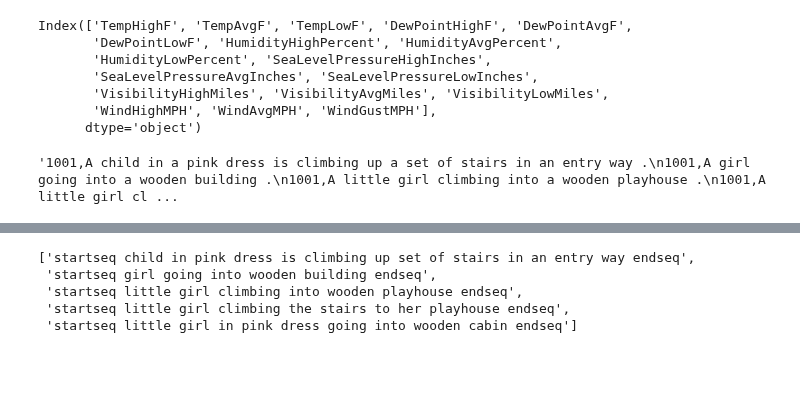
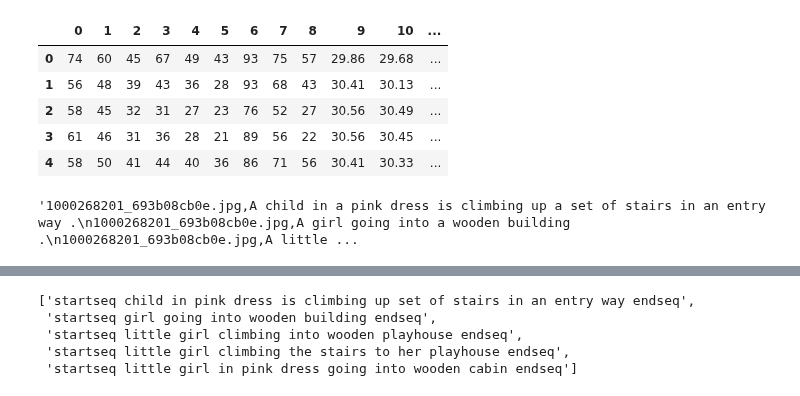
Before and after one commit to yamikaniphiri/image_captioning_exapmple, a Jupyter notebook: TF/test_weather_captioning.ipynb, the cells around one changed output, grey strips where cells are left out. Drawn from its saved outputs; the diff is of its cells as text; code cells hidden in the pictures; blank space fills up the shorter version.

```diff
--- a/TF/test_weather_captioning.ipynb
+++ b/TF/test_weather_captioning.ipynb
@@ -34,25 +34,25 @@ BASE_DIR = './weather_Dataset'
 WORKING_DIR = './'
 # %%
 
-Weather_data = pd.read_csv('./Weather_Dataset/weather_data_1.csv')
-Weather_data = Weather_data.drop('Serial_ID', axis=1)
-Weather_data.columns
+Weather_data = pd.read_csv('./Weather_Dataset/climate_data_with_serials.csv')
+Weather_data = Weather_data.drop('Unnamed: 0', axis=1)
+# Weather_data = Weather_data.drop('0', axis=1)
+Weather_data.head()
 # %% [output]
-Index(['TempHighF', 'TempAvgF', 'TempLowF', 'DewPointHighF', 'DewPointAvgF',
-       'DewPointLowF', 'HumidityHighPercent', 'HumidityAvgPercent',
-       'HumidityLowPercent', 'SeaLevelPressureHighInches',
-       'SeaLevelPressureAvgInches', 'SeaLevelPressureLowInches',
-       'VisibilityHighMiles', 'VisibilityAvgMiles', 'VisibilityLowMiles',
-       'WindHighMPH', 'WindAvgMPH', 'WindGustMPH'],
-      dtype='object')
+|  | 0 | 1 | 2 | 3 | 4 | 5 | 6 | 7 | 8 | 9 | 10 | ... |
+| 0 | 74 | 60 | 45 | 67 | 49 | 43 | 93 | 75 | 57 | 29.86 | 29.68 | ... |
+| 1 | 56 | 48 | 39 | 43 | 36 | 28 | 93 | 68 | 43 | 30.41 | 30.13 | ... |
+| 2 | 58 | 45 | 32 | 31 | 27 | 23 | 76 | 52 | 27 | 30.56 | 30.49 | ... |
+| 3 | 61 | 46 | 31 | 36 | 28 | 21 | 89 | 56 | 22 | 30.56 | 30.45 | ... |
+| 4 | 58 | 50 | 41 | 44 | 40 | 36 | 86 | 71 | 56 | 30.41 | 30.33 | ... |
 # %%
-with open(os.path.join(BASE_DIR, 'climate_data_sample_1.csv'), 'r') as f:
+with open(os.path.join(BASE_DIR, 'captions.csv'), 'r') as f:
     next(f)
     captions_doc = f.read()
 
 captions_doc
 # %% [output]
-'1001,A child in a pink dress is climbing up a set of stairs in an entry way .\n1001,A girl going into a wooden building .\n1001,A little girl climbing into a wooden playhouse .\n1001,A little girl cl ...
+'1000268201_693b08cb0e.jpg,A child in a pink dress is climbing up a set of stairs in an entry way .\n1000268201_693b08cb0e.jpg,A girl going into a wooden building .\n1000268201_693b08cb0e.jpg,A little ...
 # %%
 # create mapping of image to captions
 mapping = {}
```
Also changed, not shown: parts of 11 cells of this notebook, 2 other files.
